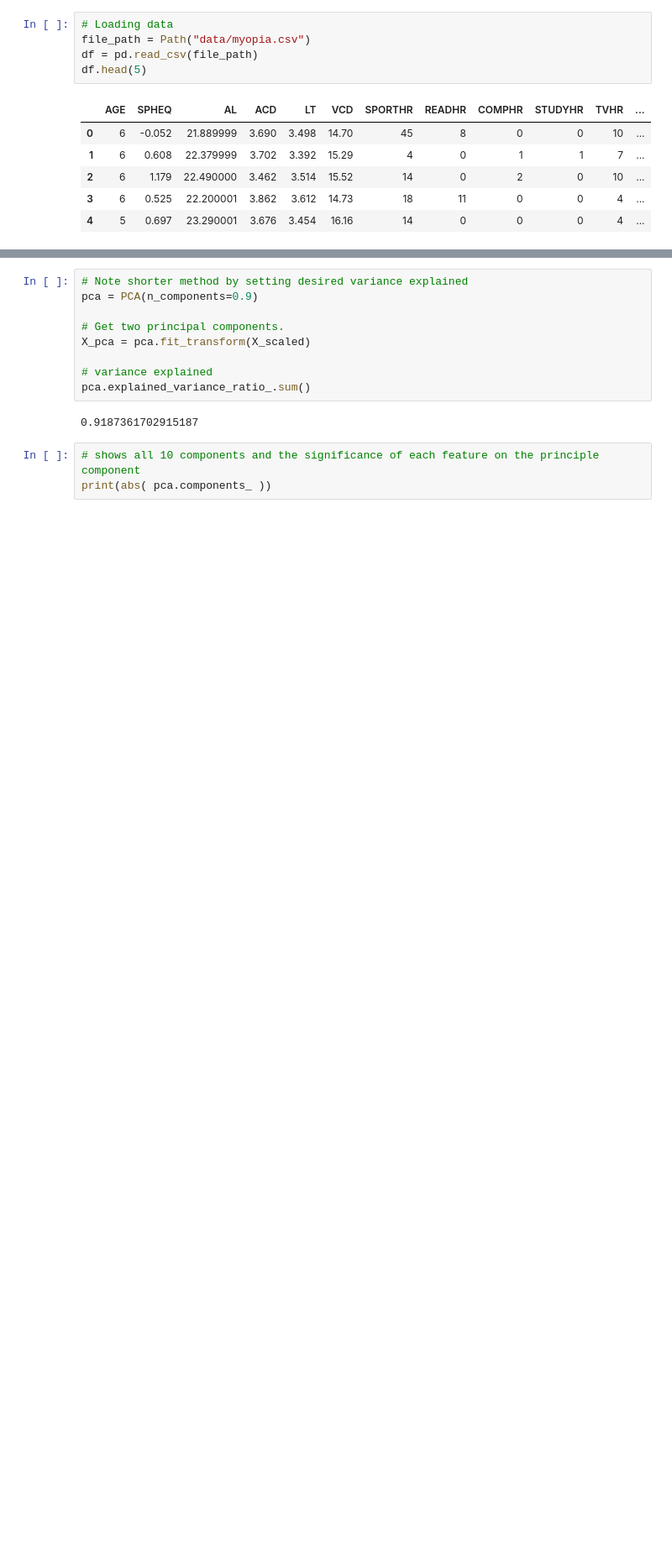
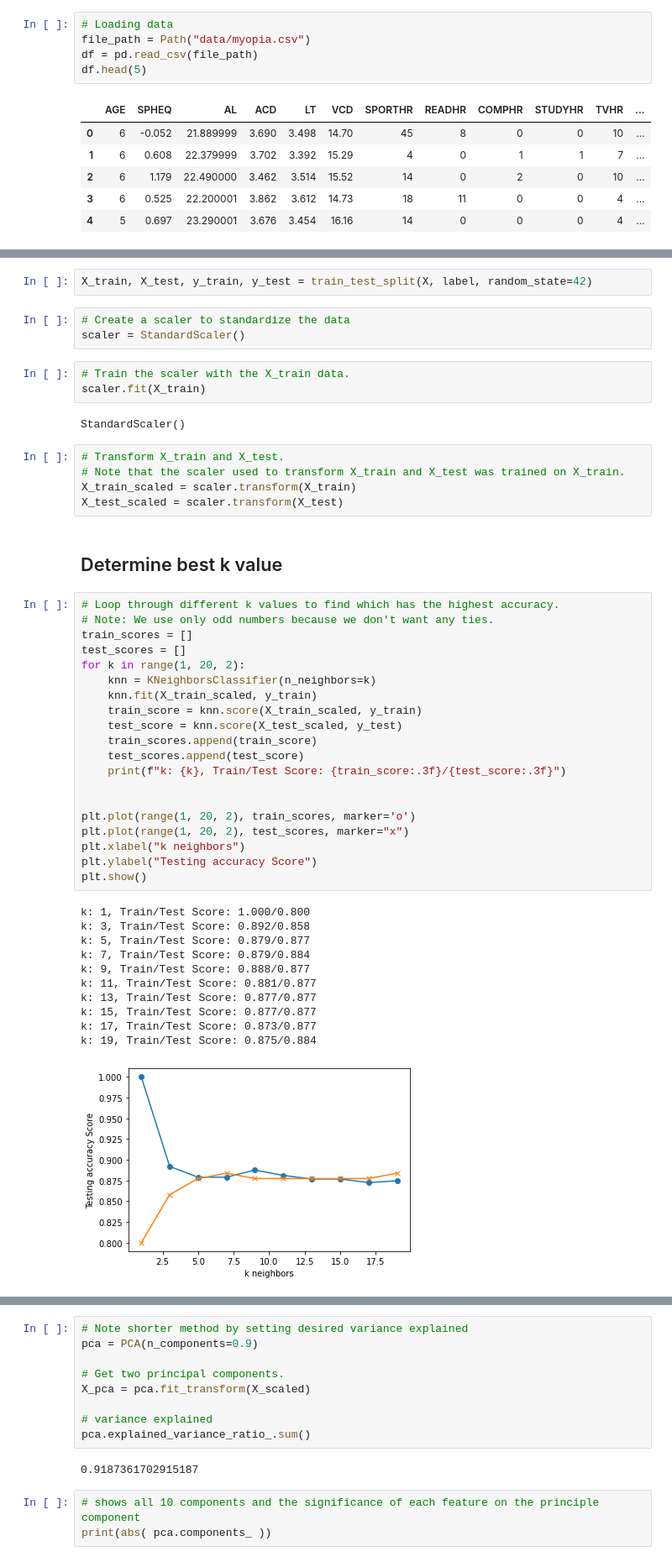
Before and after one commit to ejw-data/ml-myopia, a Jupyter notebook: myopia.ipynb, the cells around one changed output, grey strips where cells are left out. Shown at 84% size. Saved outputs shown, nothing was run; the diff lists cells and outputs as text; blank space fills up the shorter version.

```diff
--- a/myopia.ipynb
+++ b/myopia.ipynb
@@ -50,0 +54,49 @@ print(X_scaled[0:5])
+# %%
+X_train, X_test, y_train, y_test = train_test_split(X, label, random_state=42)
+# %%
+# Create a scaler to standardize the data
+scaler = StandardScaler()
+# %%
+# Train the scaler with the X_train data.
+scaler.fit(X_train)
+# %% [output]
+StandardScaler()
+# %%
+# Transform X_train and X_test.
+# Note that the scaler used to transform X_train and X_test was trained on X_train.
+X_train_scaled = scaler.transform(X_train)
+X_test_scaled = scaler.transform(X_test)
+# %% [markdown]
+## Determine best k value
+# %%
+# Loop through different k values to find which has the highest accuracy.
+# Note: We use only odd numbers because we don't want any ties.
+train_scores = []
+test_scores = []
+for k in range(1, 20, 2):
+    knn = KNeighborsClassifier(n_neighbors=k)
+    knn.fit(X_train_scaled, y_train)
+    train_score = knn.score(X_train_scaled, y_train)
+    test_score = knn.score(X_test_scaled, y_test)
+    train_scores.append(train_score)
+    test_scores.append(test_score)
+    print(f"k: {k}, Train/Test Score: {train_score:.3f}/{test_score:.3f}")
+
+
+plt.plot(range(1, 20, 2), train_scores, marker='o')
+plt.plot(range(1, 20, 2), test_scores, marker="x")
+plt.xlabel("k neighbors")
+plt.ylabel("Testing accuracy Score")
+plt.show()
+# %% [output]
+k: 1, Train/Test Score: 1.000/0.800
+k: 3, Train/Test Score: 0.892/0.858
+k: 5, Train/Test Score: 0.879/0.877
+k: 7, Train/Test Score: 0.879/0.884
+k: 9, Train/Test Score: 0.888/0.877
+k: 11, Train/Test Score: 0.881/0.877
+k: 13, Train/Test Score: 0.877/0.877
+k: 15, Train/Test Score: 0.877/0.877
+k: 17, Train/Test Score: 0.873/0.877
+k: 19, Train/Test Score: 0.875/0.884
+[figure, added]
```
Also changed, not shown: parts of 69 cells of this notebook, 1 other file.
